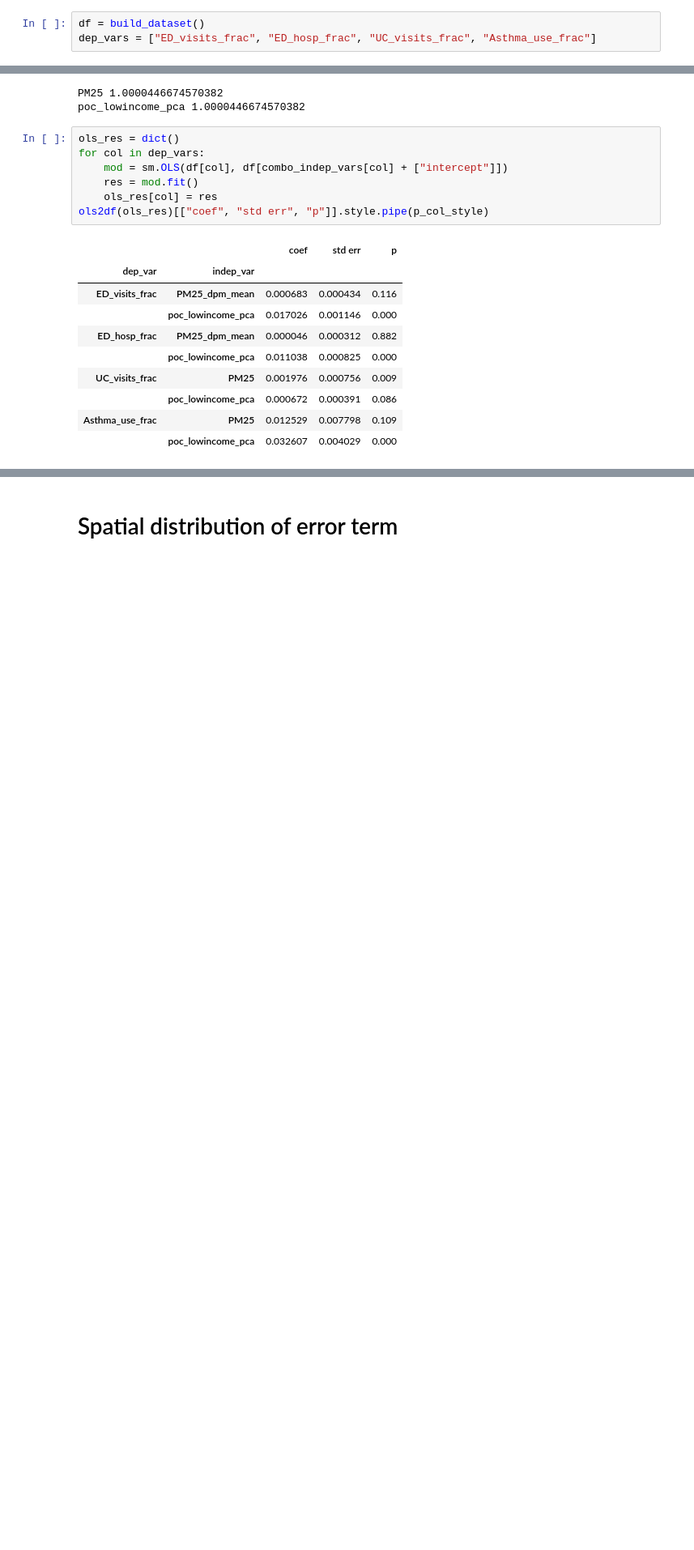
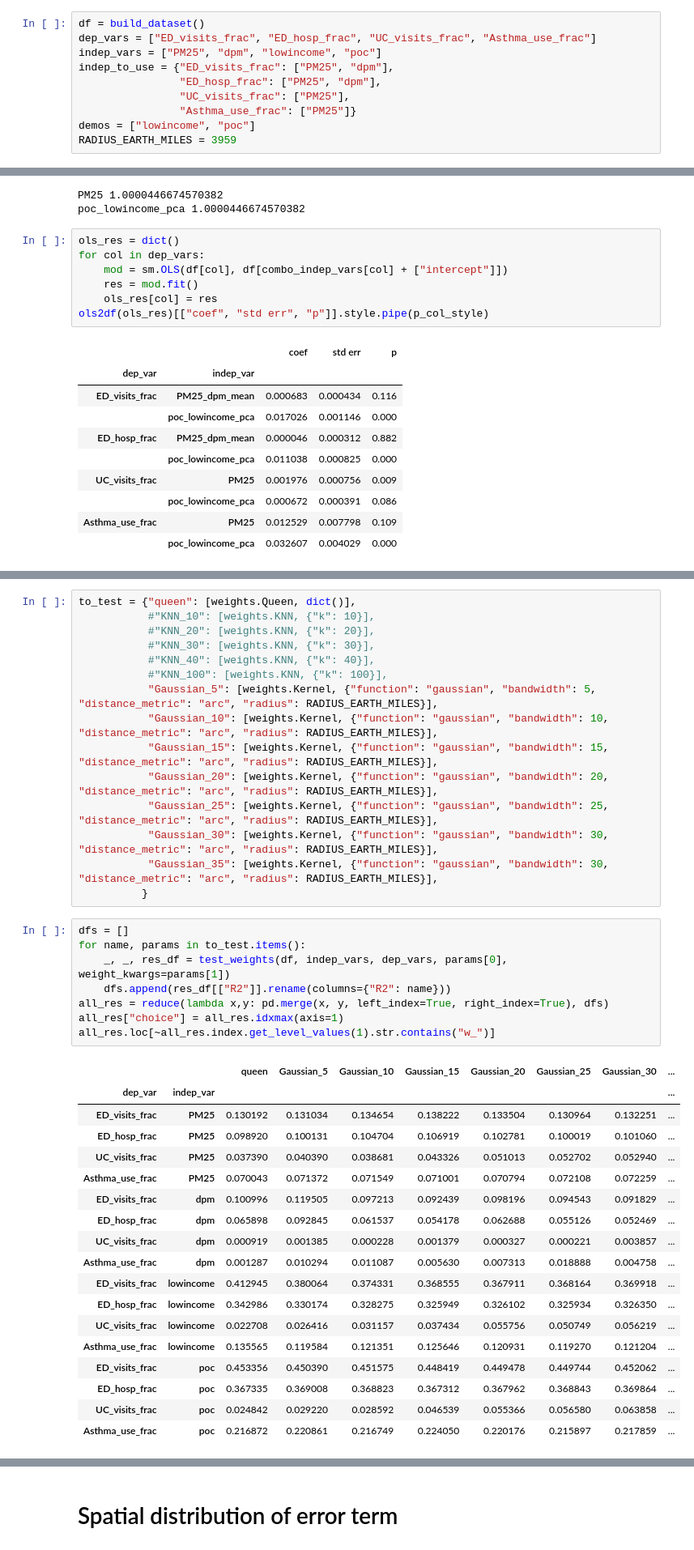
Before and after one commit to eli-goodfriend/air_brain, a Jupyter notebook: notebooks/WIP Appendix to Asthma vs air quality.ipynb, the cells around one changed output, grey strips where cells are left out. Shown at 81% size. Saved outputs shown, nothing was run; the diff lists cells and outputs as text; blank space fills up the shorter version.

Commit message:
combine appendices

```diff
--- a/notebooks/WIP Appendix to Asthma vs air quality.ipynb
+++ b/notebooks/WIP Appendix to Asthma vs air quality.ipynb
@@ -24,6 +27,13 @@ from air_brain.tables import ols2df, spreg2df, p_col_style
 # %%
 df = build_dataset()
 dep_vars = ["ED_visits_frac", "ED_hosp_frac", "UC_visits_frac", "Asthma_use_frac"]
+indep_vars = ["PM25", "dpm", "lowincome", "poc"]
+indep_to_use = {"ED_visits_frac": ["PM25", "dpm"],
+                "ED_hosp_frac": ["PM25", "dpm"],
+                "UC_visits_frac": ["PM25"],
+                "Asthma_use_frac": ["PM25"]}
+demos = ["lowincome", "poc"]
+RADIUS_EARTH_MILES = 3959
 # %% [markdown]
 # Collinearity of predictors
 
@@ -237,0 +519,42 @@ ols2df(ols_res)[["coef", "std err", "p"]].style.pipe(p_col_style)
+# %%
+to_test = {"queen": [weights.Queen, dict()],
+           #"KNN_10": [weights.KNN, {"k": 10}],
+           #"KNN_20": [weights.KNN, {"k": 20}],
+           #"KNN_30": [weights.KNN, {"k": 30}],
+           #"KNN_40": [weights.KNN, {"k": 40}],
+           #"KNN_100": [weights.KNN, {"k": 100}],
+           "Gaussian_5": [weights.Kernel, {"function": "gaussian", "bandwidth": 5, "distance_metric": "arc", "radius": RADIUS_EARTH_MILES}],
+           "Gaussian_10": [weights.Kernel, {"function": "gaussian", "bandwidth": 10, "distance_metric": "arc", "radius": RADIUS_EARTH_MILES}],
+           "Gaussian_15": [weights.Kernel, {"function": "gaussian", "bandwidth": 15, "distance_metric": "arc", "radius": RADIUS_EARTH_MILES}],
+           "Gaussian_20": [weights.Kernel, {"function": "gaussian", "bandwidth": 20, "distance_metric": "arc", "radius": RADIUS_EARTH_MILES}],
+           "Gaussian_25": [weights.Kernel, {"function": "gaussian", "bandwidth": 25, "distance_metric": "arc", "radius": RADIUS_EARTH_MILES}],
+           "Gaussian_30": [weights.Kernel, {"function": "gaussian", "bandwidth": 30, "distance_metric": "arc", "radius": RADIUS_EARTH_MILES}],
+           "Gaussian_35": [weights.Kernel, {"function": "gaussian", "bandwidth": 30, "distance_metric": "arc", "radius": RADIUS_EARTH_MILES}],
+          }
+# %%
+dfs = []
+for name, params in to_test.items():
+    _, _, res_df = test_weights(df, indep_vars, dep_vars, params[0], weight_kwargs=params[1])
+    dfs.append(res_df[["R2"]].rename(columns={"R2": name}))
+all_res = reduce(lambda x,y: pd.merge(x, y, left_index=True, right_index=True), dfs)
+all_res["choice"] = all_res.idxmax(axis=1)
+all_res.loc[~all_res.index.get_level_values(1).str.contains("w_")]
+# %% [output]
+|  |  | queen | Gaussian_5 | Gaussian_10 | Gaussian_15 | Gaussian_20 | Gaussian_25 | Gaussian_30 | ... |
+| dep_var | indep_var |  |  |  |  |  |  |  | ... |
+| ED_visits_frac | PM25 | 0.130192 | 0.131034 | 0.134654 | 0.138222 | 0.133504 | 0.130964 | 0.132251 | ... |
+| ED_hosp_frac | PM25 | 0.098920 | 0.100131 | 0.104704 | 0.106919 | 0.102781 | 0.100019 | 0.101060 | ... |
+| UC_visits_frac | PM25 | 0.037390 | 0.040390 | 0.038681 | 0.043326 | 0.051013 | 0.052702 | 0.052940 | ... |
+| Asthma_use_frac | PM25 | 0.070043 | 0.071372 | 0.071549 | 0.071001 | 0.070794 | 0.072108 | 0.072259 | ... |
+| ED_visits_frac | dpm | 0.100996 | 0.119505 | 0.097213 | 0.092439 | 0.098196 | 0.094543 | 0.091829 | ... |
+| ED_hosp_frac | dpm | 0.065898 | 0.092845 | 0.061537 | 0.054178 | 0.062688 | 0.055126 | 0.052469 | ... |
+| UC_visits_frac | dpm | 0.000919 | 0.001385 | 0.000228 | 0.001379 | 0.000327 | 0.000221 | 0.003857 | ... |
+| Asthma_use_frac | dpm | 0.001287 | 0.010294 | 0.011087 | 0.005630 | 0.007313 | 0.018888 | 0.004758 | ... |
+| ED_visits_frac | lowincome | 0.412945 | 0.380064 | 0.374331 | 0.368555 | 0.367911 | 0.368164 | 0.369918 | ... |
+| ED_hosp_frac | lowincome | 0.342986 | 0.330174 | 0.328275 | 0.325949 | 0.326102 | 0.325934 | 0.326350 | ... |
+| UC_visits_frac | lowincome | 0.022708 | 0.026416 | 0.031157 | 0.037434 | 0.055756 | 0.050749 | 0.056219 | ... |
+| Asthma_use_frac | lowincome | 0.135565 | 0.119584 | 0.121351 | 0.125646 | 0.120931 | 0.119270 | 0.121204 | ... |
+| ED_visits_frac | poc | 0.453356 | 0.450390 | 0.451575 | 0.448419 | 0.449478 | 0.449744 | 0.452062 | ... |
+| ED_hosp_frac | poc | 0.367335 | 0.369008 | 0.368823 | 0.367312 | 0.367962 | 0.368843 | 0.369864 | ... |
+| UC_visits_frac | poc | 0.024842 | 0.029220 | 0.028592 | 0.046539 | 0.055366 | 0.056580 | 0.063858 | ... |
+| Asthma_use_frac | poc | 0.216872 | 0.220861 | 0.216749 | 0.224050 | 0.220176 | 0.215897 | 0.217859 | ... |
```
Also changed, not shown: parts of 29 cells of this notebook, 2 other files.
